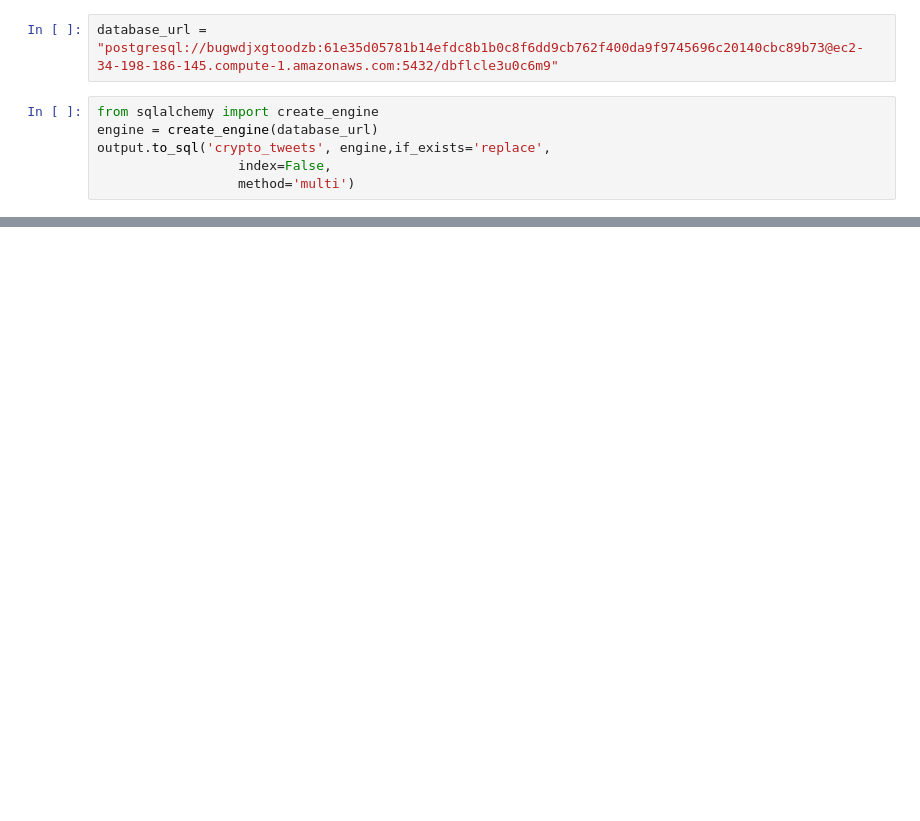
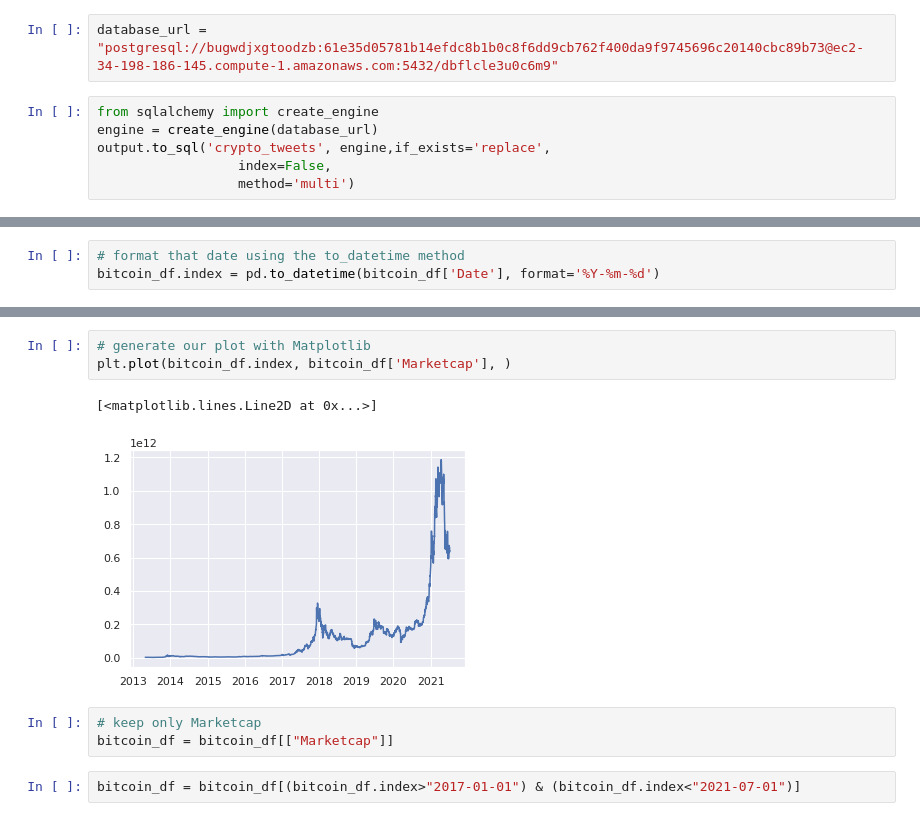
Before and after one commit to agarcia0991/Bitcoin-vs-Tweets-Effect-on-Market-Capitalization., a Jupyter notebook: Crypto.ipynb, the cells around one changed output, grey strips where cells are left out. Saved outputs shown, nothing was run; the diff lists cells and outputs as text; blank space fills up the shorter version.

```diff
--- a/Crypto.ipynb
+++ b/Crypto.ipynb
@@ -396,0 +422,3 @@ sb.pairplot(output, x_vars=["Date"], y_vars = ['High','Low','Open','Close'], hei
+# %%
+# format that date using the to_datetime method
+bitcoin_df.index = pd.to_datetime(bitcoin_df['Date'], format='%Y-%m-%d')
@@ -396,0 +452,11 @@ sb.pairplot(output, x_vars=["Date"], y_vars = ['High','Low','Open','Close'], hei
+# %%
+# generate our plot with Matplotlib
+plt.plot(bitcoin_df.index, bitcoin_df['Marketcap'], )
+# %% [output]
+[<matplotlib.lines.Line2D at 0x...>]
+[figure, added]
+# %%
+# keep only Marketcap
+bitcoin_df = bitcoin_df[["Marketcap"]]
+# %%
+bitcoin_df = bitcoin_df[(bitcoin_df.index>"2017-01-01") & (bitcoin_df.index<"2021-07-01")]
```
Also changed, not shown: parts of 54 cells of this notebook, 6 other files.
